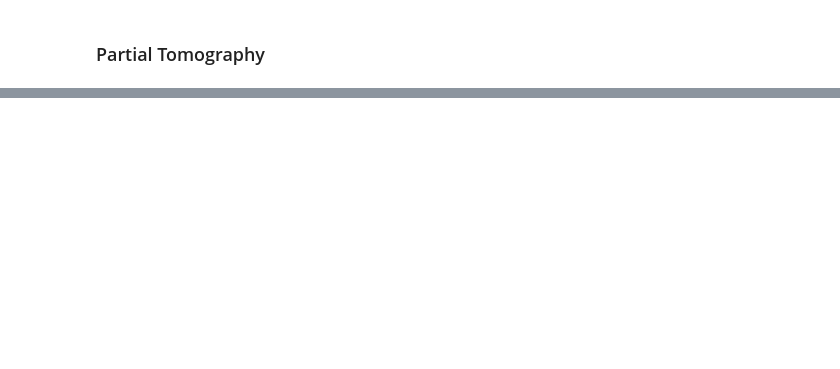
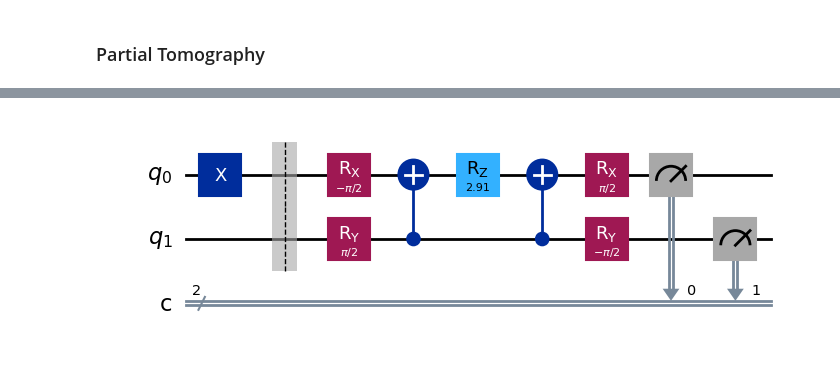
Before and after one commit to JoeJoeNguyen/quantumComputing, a Jupyter notebook: QML/Tqr.ipynb, the cells around one changed output, grey strips where cells are left out. Saved outputs shown, nothing was run; the diff lists cells and outputs as text; code cells hidden in the pictures; blank space fills up the shorter version.

```diff
--- a/QML/Tqr.ipynb
+++ b/QML/Tqr.ipynb
@@ -585,0 +600,4 @@ Hamiltonian expectation: -1.8503106
+# %%
+local_circuits['ZZ'].draw('mpl')
+# %% [output]
+[figure, added]
```
Also changed, not shown: parts of 17 cells of this notebook.
